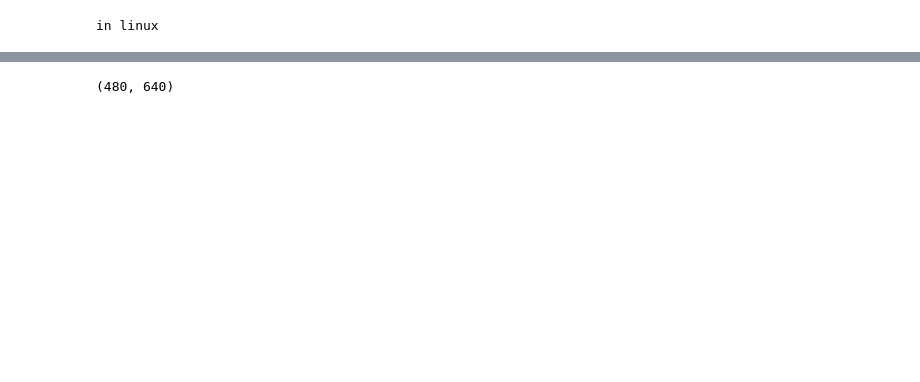
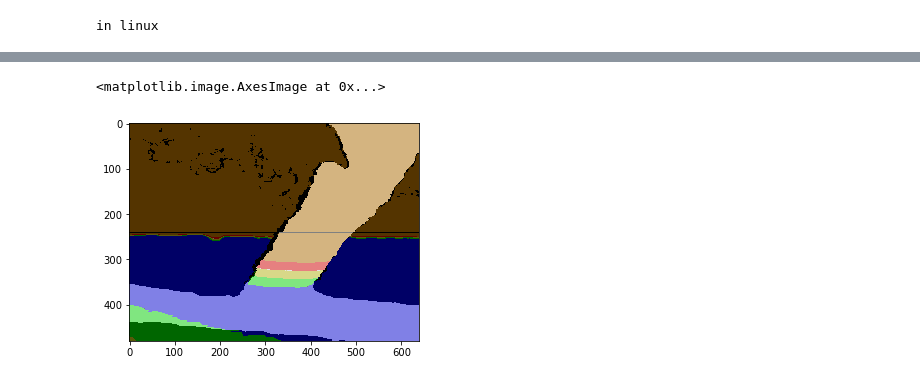
Before and after one commit to wowyunDBL/depth_app, a Jupyter notebook: jupyterNotebook/ground_subtr_npy.ipynb, the cells around one changed output, grey strips where cells are left out. Drawn from its saved outputs; the diff is of its cells as text; code cells hidden in the pictures; blank space fills up the shorter version.

```diff
--- a/jupyterNotebook/ground_subtr_npy.ipynb
+++ b/jupyterNotebook/ground_subtr_npy.ipynb
@@ -133,21 +117,11 @@ plt.imshow(cv2.cvtColor(npHeight_seg, cv2.COLOR_BGR2RGB))
-# %%
-'''plot 3D color surface'''
-%matplotlib qt
-fig3, ax3 = plt.subplots(subplot_kw={"projection": "3d"})
-y = np.linspace(0,479,480) # data of [:x] column
-x = np.linspace(0,639,640) # data of [x:] row
-X,Y = np.meshgrid(x,y)
-print(npPointY.shape)
-initial_cmap = cm.get_cmap('rainbow')
-# reversed_cmap=initial_cmap.reversed()
-surf = ax3.plot_surface(X, Y, npPointY, cmap=initial_cmap)
-plt.title('Elevation mapping', fontsize='15')
-plt.xlabel('X[pixel]', fontsize='15')
-plt.ylabel('Y[pixel]', fontsize='15')
-fig3.colorbar(surf, shrink=0.5, aspect=5)
-plt.show()
-# %% [output]
-(480, 640)
+# %%
+npDepth_copy = np.copy(npDepth_binary)
+npDepth_copy = cv2.cvtColor(npDepth_copy,cv2.COLOR_GRAY2BGR)
+npColorMask = cv2.addWeighted(npDepth_copy, 0.5, npHeight_seg, (0.4), 0.0)
+plt.imshow(cv2.cvtColor(npColorMask, cv2.COLOR_BGR2RGB))
+# %% [output]
+<matplotlib.image.AxesImage at 0x...>
+[figure, added]
 # %%
 npHeight = np.copy(npPointY)
 height,width = npHeight.shape
```
Also changed, not shown: parts of 24 cells of this notebook, 6 other files.
